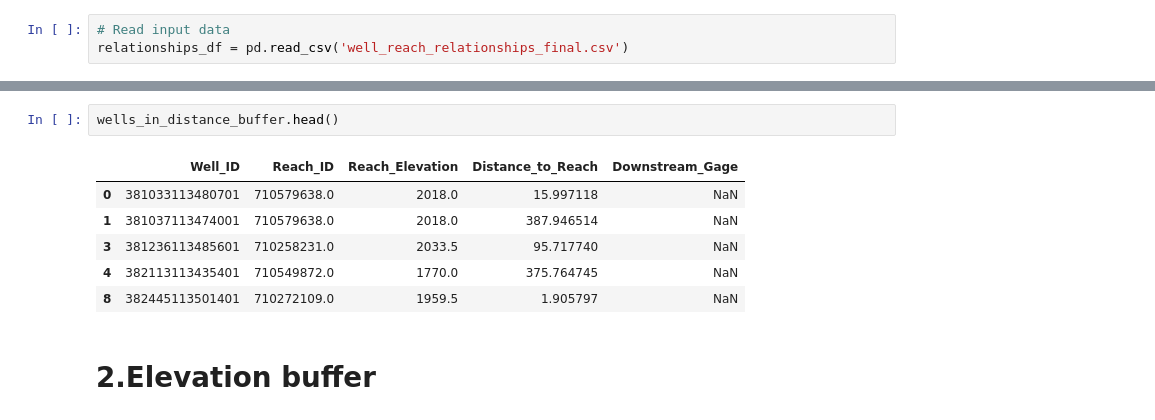
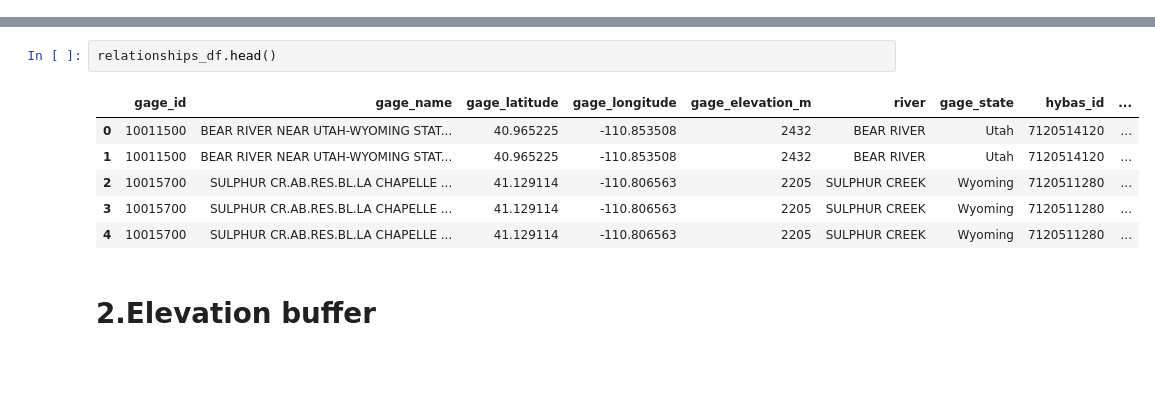
Before and after one commit to BYU-Hydroinformatics/gwbase, a Jupyter notebook: 3_GLSB_filter.ipynb, the cells around one changed output, grey strips where cells are left out. Saved outputs shown, nothing was run; the diff lists cells and outputs as text; blank space fills up the shorter version.

```diff
--- a/3_GLSB_filter.ipynb
+++ b/3_GLSB_filter.ipynb
@@ -39,3 +4,0 @@ def filter_wells_by_distance(relationships_df, distance_buffer=500):
-# %%
-# Read input data
-relationships_df = pd.read_csv('well_reach_relationships_final.csv')
@@ -53,12 +230,12 @@ Distance range: 0.0m to 499.9m
 # %%
-wells_in_distance_buffer.head()
+relationships_df.head()
 # %% [output]
-|  | Well_ID | Reach_ID | Reach_Elevation | Distance_to_Reach | Downstream_Gage |
-| 0 | 381033113480701 | 710579638.0 | 2018.0 | 15.997118 | NaN |
-| 1 | 381037113474001 | 710579638.0 | 2018.0 | 387.946514 | NaN |
-| 3 | 381236113485601 | 710258231.0 | 2033.5 | 95.717740 | NaN |
-| 4 | 382113113435401 | 710549872.0 | 1770.0 | 375.764745 | NaN |
-| 8 | 382445113501401 | 710272109.0 | 1959.5 | 1.905797 | NaN |
+|  | gage_id | gage_name | gage_latitude | gage_longitude | gage_elevation_m | river | gage_state | hybas_id | ... |
+| 0 | 10011500 | BEAR RIVER NEAR UTAH-WYOMING STAT... | 40.965225 | -110.853508 | 2432 | BEAR RIVER | Utah | 7120514120 | ... |
+| 1 | 10011500 | BEAR RIVER NEAR UTAH-WYOMING STAT... | 40.965225 | -110.853508 | 2432 | BEAR RIVER | Utah | 7120514120 | ... |
+| 2 | 10015700 | SULPHUR CR.AB.RES.BL.LA CHAPELLE ... | 41.129114 | -110.806563 | 2205 | SULPHUR CREEK | Wyoming | 7120511280 | ... |
+| 3 | 10015700 | SULPHUR CR.AB.RES.BL.LA CHAPELLE ... | 41.129114 | -110.806563 | 2205 | SULPHUR CREEK | Wyoming | 7120511280 | ... |
+| 4 | 10015700 | SULPHUR CR.AB.RES.BL.LA CHAPELLE ... | 41.129114 | -110.806563 | 2205 | SULPHUR CREEK | Wyoming | 7120511280 | ... |
 # %% [markdown]
 # 2.Elevation buffer
 # %%
```
Also changed, not shown: parts of 10 cells of this notebook.
